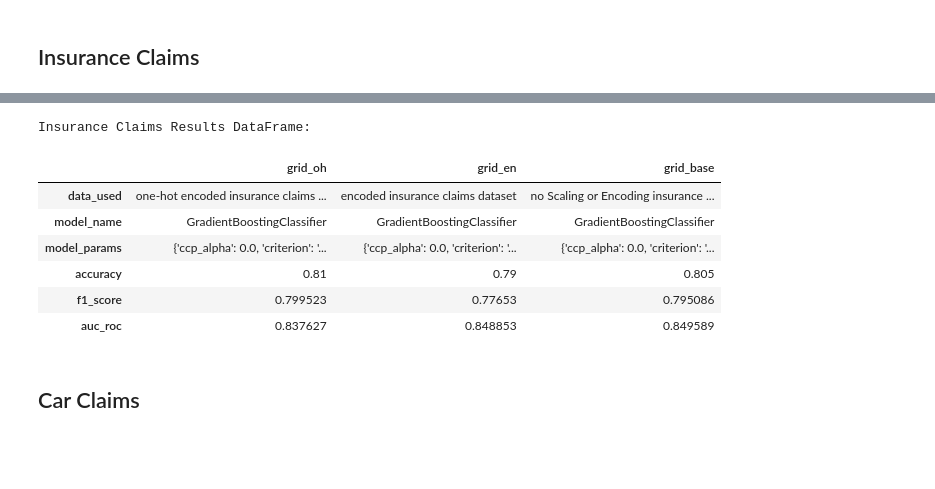
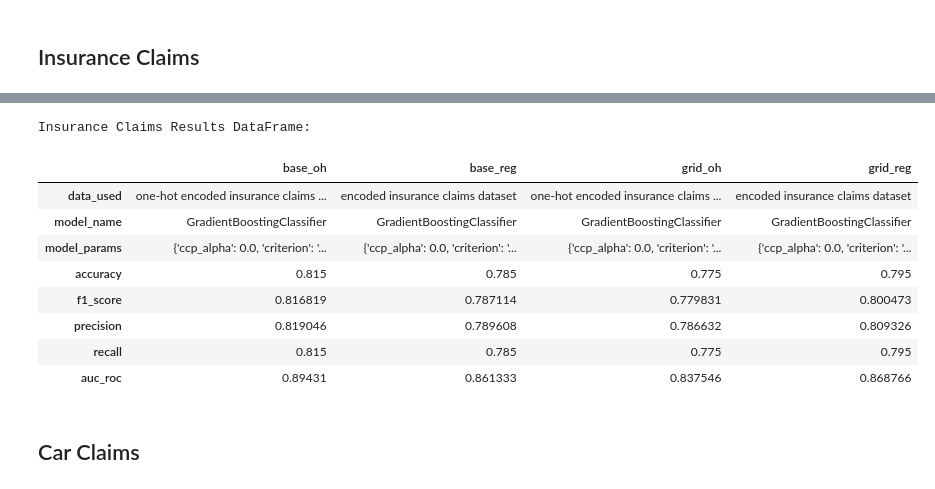
Before and after one commit to jtvon/799S-Data-Science-Capstone, a Jupyter notebook: Week-9-jupyter-notebook.ipynb, the cells around one changed output, grey strips where cells are left out. Cells and saved outputs as stored; diff of their text form; code cells hidden in the pictures; blank space fills up the shorter version.

Commit message:
Updates for Capstone Project

```diff
--- a/Week-9-jupyter-notebook.ipynb
+++ b/Week-9-jupyter-notebook.ipynb
@@ -149,0 +111,4 @@ X_train_car, X_test_car, y_train_car, y_test_car, df_car = load_and_split_data(
+# %%
+# Load the cleaned datasets
+df_ins = pd.read_csv(r'C:\Users\JT von Seggern\DS Masters Repos\799S-Data-Science-Capstone\data\insurance_claims_cleaned.csv')
+df_car = pd.read_csv(r'C:\Users\JT von Seggern\DS Masters Repos\799S-Data-Science-Capstone\data\carclaims_cleaned.csv')
@@ -243,13 +223,16 @@ def classifier_model(data_used, model_class, X_train, y_train, X_test, y_test, *
     print(classification_report(y_test, y_pred, output_dict=False))
     print("\n")
 
-    # Calculate accuracy
+    # Calculate accuracy, f1, precision, and recall
     accuracy = accuracy_score(y_test, y_pred)
+    f1 = f1_score(y_test, y_pred, average='weighted')
+    precision = precision_score(y_test, y_pred, average='weighted')
+    recall = recall_score(y_test, y_pred, average='weighted')
+
     print(f"{clf_name} Accuracy: {accuracy:.2f}")
-
-    # Calculate f1 score
-    f1 = f1_score(y_test, y_pred, average='weighted')
     print(f"{clf_name} F1 score: {f1:.2f}")
+    print(f"{clf_name} Precision: {precision:.2f}")
+    print(f"{clf_name} Recall: {recall:.2f}")
 
     # Calculate ROC-AUC if binary classification
     if len(model.classes_) == 2:
@@ -285,6 +268,8 @@ def classifier_model(data_used, model_class, X_train, y_train, X_test, y_test, *
         'model_params': model.get_params(),
         'accuracy': accuracy,
         'f1_score': f1,
+        'precision': precision,
+        'recall': recall,
         'auc_roc': roc_auc if len(model.classes_) == 2 else None
     }
 
@@ -299,8 +284,13 @@ ins_oh_param_grid = {
     'max_depth': [3,5,7,9,11]
 }
 
-grid_best_params_ins_oh, grid_cv_score_ins_oh = gridsearchcv(
-    GradientBoostingClassifier, X_train_ins_oh, y_train_ins_oh, param_dict=ins_oh_param_grid, random_state=random_state, scoring='recall', cv=5)
+grid_best_params_ins_oh, grid_cv_score_ins_oh = gridsearchcv(GradientBoostingClassifier,
+                                                             X_train_ins_oh_reg,
+                                                             y_train_ins_oh_reg,
+                                                             param_dict=ins_oh_param_grid,
+                                                             random_state=random_state,
+                                                             scoring='recall',
+                                                             cv=5)
 # %% [output]
 Search Results (Top 5):
 
@@ -316,13 +306,18 @@ Best CV Score: 0.6211
 # %%
 # Run Gridsearch on the insurance claims dataset with one-hot encoding
-ins_en_param_grid = {
+ins_reg_param_grid = {
     'learning_rate': [.01, .05, .1, .2, .3],
     'n_estimators': [100, 200, 300, 400, 500],
     'max_depth': [3,5,7,9,11]
 }
 
-grid_best_params_ins_en, grid_cv_score_ins_en = gridsearchcv(
-    GradientBoostingClassifier, X_train_ins_en, y_train_ins_en, param_dict=ins_en_param_grid, random_state=random_state, scoring='recall', cv=5)
+grid_best_params_ins_reg, grid_cv_score_ins_reg = gridsearchcv(GradientBoostingClassifier,
+                                                             X_train_ins_reg,
+                                                             y_train_ins_reg,
+                                                             param_dict=ins_reg_param_grid,
+                                                             random_state=random_state,
+                                                             scoring='recall',
+                                                             cv=5)
 # %% [output]
 Search Results (Top 5):
 
@@ -444,23 +449,26 @@ GradientBoostingClassifier ROC-AUC: 0.86
 # %%
 # DataFrame of the Insurance Claims results
 df_ins_results = pd.DataFrame({
-    'grid_oh': base_ins_oh_results,
-    'grid_en': base_ins_en_results,
-    'grid_base': grid_ins_results
+    'base_oh': base_ins_oh_results,
+    'base_reg': base_ins_reg_results,
+    'grid_oh': grid_ins_oh_results,
+    'grid_reg': grid_ins_reg_results
 })
 
 # Print the results DataFrame
 print("\nInsurance Claims Results DataFrame:\n")
 df_ins_results
 # %% [output]
 Insurance Claims Results DataFrame:
-|  | grid_oh | grid_en | grid_base |
-| data_used | one-hot encoded insurance claims ... | encoded insurance claims dataset | no Scaling or Encoding insurance ... |
-| model_name | GradientBoostingClassifier | GradientBoostingClassifier | GradientBoostingClassifier |
-| model_params | {'ccp_alpha': 0.0, 'criterion': '... | {'ccp_alpha': 0.0, 'criterion': '... | {'ccp_alpha': 0.0, 'criterion': '... |
-| accuracy | 0.81 | 0.79 | 0.805 |
-| f1_score | 0.799523 | 0.77653 | 0.795086 |
-| auc_roc | 0.837627 | 0.848853 | 0.849589 |
+|  | base_oh | base_reg | grid_oh | grid_reg |
+| data_used | one-hot encoded insurance claims ... | encoded insurance claims dataset | one-hot encoded insurance claims ... | encoded insurance claims dataset |
+| model_name | GradientBoostingClassifier | GradientBoostingClassifier | GradientBoostingClassifier | GradientBoostingClassifier |
+| model_params | {'ccp_alpha': 0.0, 'criterion': '... | {'ccp_alpha': 0.0, 'criterion': '... | {'ccp_alpha': 0.0, 'criterion': '... | {'ccp_alpha': 0.0, 'criterion': '... |
+| accuracy | 0.815 | 0.785 | 0.775 | 0.795 |
+| f1_score | 0.816819 | 0.787114 | 0.779831 | 0.800473 |
+| precision | 0.819046 | 0.789608 | 0.786632 | 0.809326 |
+| recall | 0.815 | 0.785 | 0.775 | 0.795 |
+| auc_roc | 0.89431 | 0.861333 | 0.837546 | 0.868766 |
 # %% [markdown]
 ## Car Claims
 # %%
```
Also changed, not shown: parts of 16 cells of this notebook, 9 other files.
